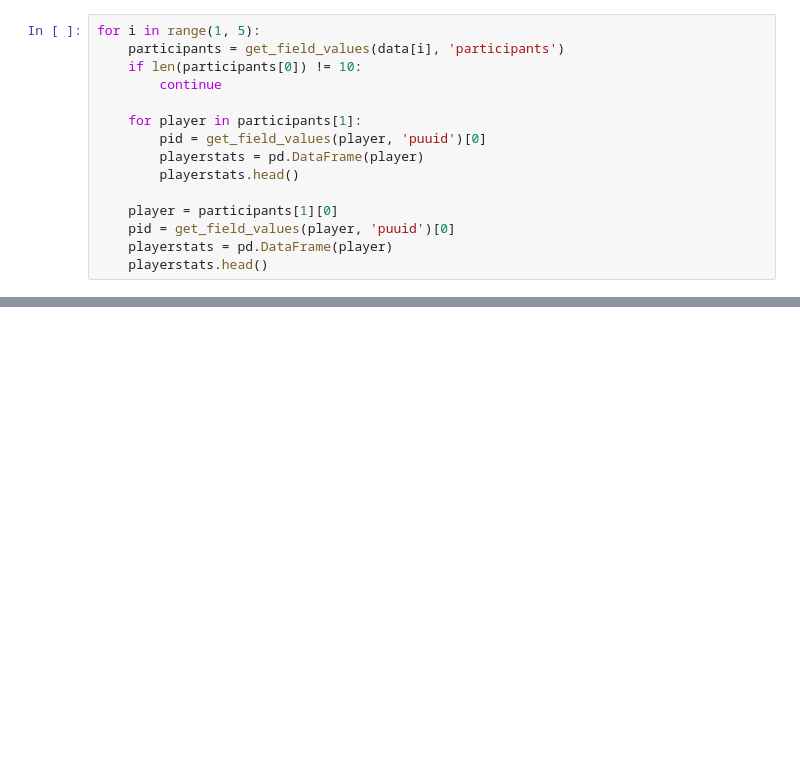
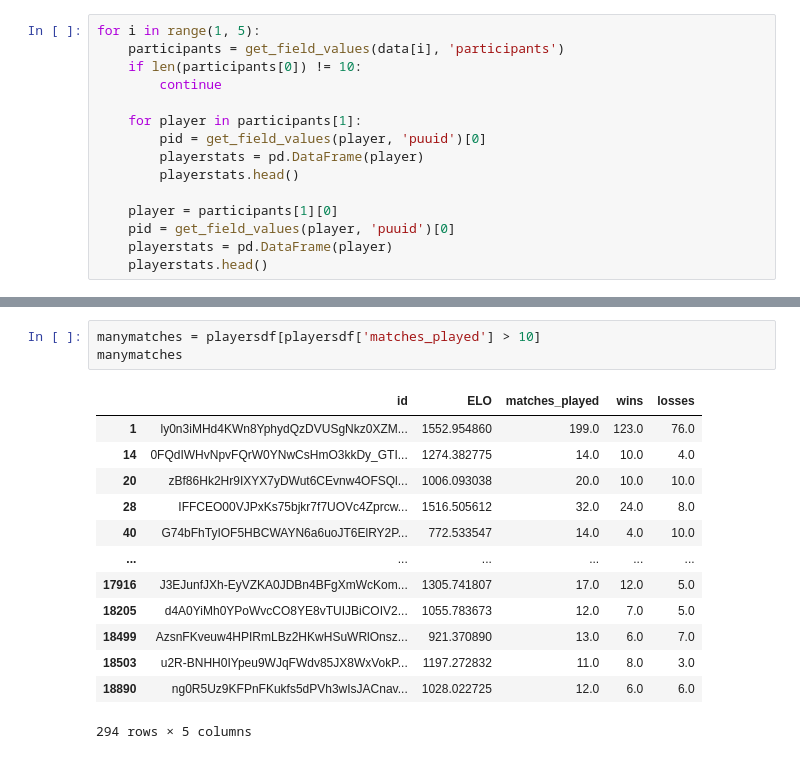
Before and after one commit to levente-murgas/hackathon, a Jupyter notebook: jupyter_analysis/gamerank core.ipynb, the cells around one changed output, grey strips where cells are left out. Cells and saved outputs as stored; diff of their text form; blank space fills up the shorter version.

```diff
--- a/jupyter_analysis/gamerank core.ipynb
+++ b/jupyter_analysis/gamerank core.ipynb
@@ -288,0 +405,17 @@ for i in range(1, 5):
+# %%
+manymatches = playersdf[playersdf['matches_played'] > 10]
+manymatches
+# %% [output]
+|  | id | ELO | matches_played | wins | losses |
+| 1 | ly0n3iMHd4KWn8YphydQzDVUSgNkz0XZM... | 1552.954860 | 199.0 | 123.0 | 76.0 |
+| 14 | 0FQdIWHvNpvFQrW0YNwCsHmO3kkDy_GTI... | 1274.382775 | 14.0 | 10.0 | 4.0 |
+| 20 | zBf86Hk2Hr9IXYX7yDWut6CEvnw4OFSQl... | 1006.093038 | 20.0 | 10.0 | 10.0 |
+| 28 | IFFCEO00VJPxKs75bjkr7f7UOVc4Zprcw... | 1516.505612 | 32.0 | 24.0 | 8.0 |
+| 40 | G74bFhTyIOF5HBCWAYN6a6uoJT6ElRY2P... | 772.533547 | 14.0 | 4.0 | 10.0 |
+| ... | ... | ... | ... | ... | ... |
+| 17916 | J3EJunfJXh-EyVZKA0JDBn4BFgXmWcKom... | 1305.741807 | 17.0 | 12.0 | 5.0 |
+| 18205 | d4A0YiMh0YPoWvcCO8YE8vTUIJBiCOIV2... | 1055.783673 | 12.0 | 7.0 | 5.0 |
+| 18499 | AzsnFKveuw4HPIRmLBz2HKwHSuWRlOnsz... | 921.370890 | 13.0 | 6.0 | 7.0 |
+| 18503 | u2R-BNHH0IYpeu9WJqFWdv85JX8WxVokP... | 1197.272832 | 11.0 | 8.0 | 3.0 |
+| 18890 | ng0R5Uz9KFPnFKukfs5dPVh3wIsJACnav... | 1028.022725 | 12.0 | 6.0 | 6.0 |
+294 rows × 5 columns
```
Also changed, not shown: parts of 19 cells of this notebook, 10 other files.
